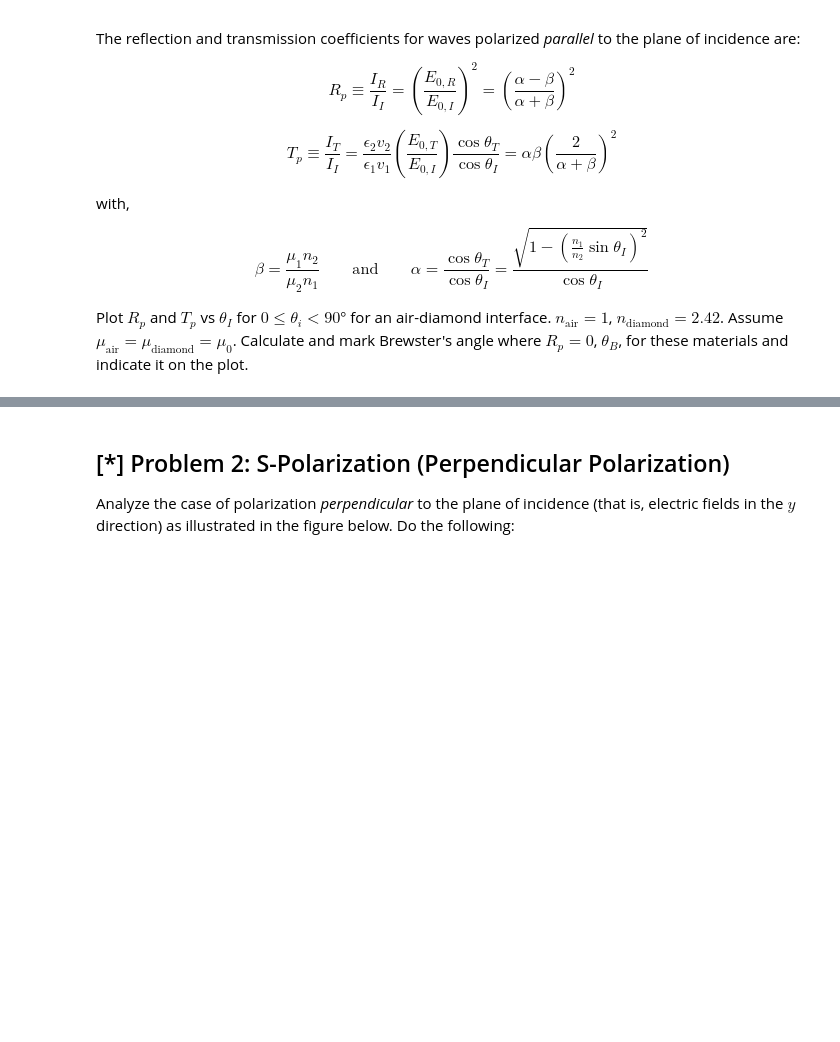
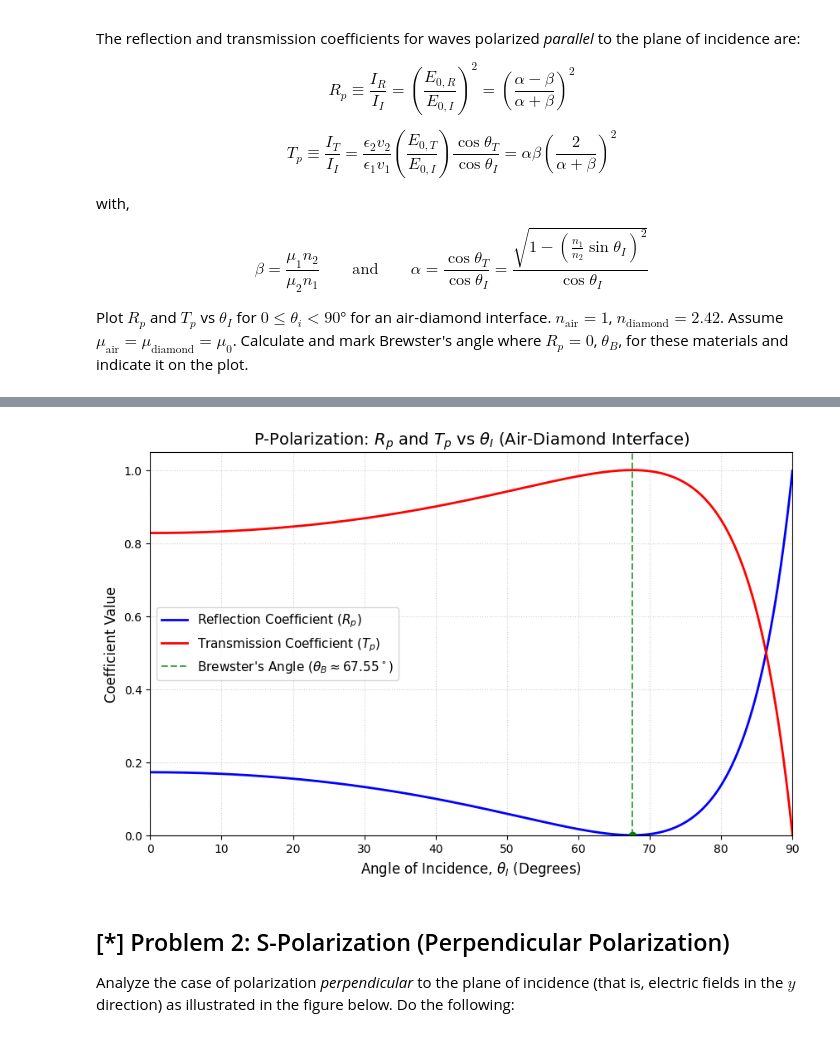
Before and after one commit to Caleb-M-Y/Spring-Acoustics---ElectroMag2, a Jupyter notebook: ElectroMag/Homework/EM-HW-5/EM-HW-5-Notebook.ipynb, the cells around one changed output, grey strips where cells are left out. Cells and saved outputs as stored; diff of their text form; code cells hidden in the pictures; blank space fills up the shorter version.

```diff
--- a/ElectroMag/Homework/EM-HW-5/EM-HW-5-Notebook.ipynb
+++ b/ElectroMag/Homework/EM-HW-5/EM-HW-5-Notebook.ipynb
@@ -20,6 +32,54 @@ Plot $R_p$ and $T_p$ vs $\theta_I$ for $0 \leq \theta_i < 90°$ for an air-diamo
 # %%
 import numpy as np
 import matplotlib.pyplot as plt
+
+# Given constants
+n1 = 1.0       # n_air
+n2 = 2.42      # n_diamond
+mu_ratio = 1.0 # mu1/mu2 = 1 since both are mu_0
+
+# Array of incident angles from 0 to just under 90 degrees (in radians)
+theta_I_deg = np.linspace(0, 89.99, 500)
+theta_I = np.radians(theta_I_deg)
+
+# Calculate Beta
+beta = mu_ratio * (n2 / n1)
+
+# Calculate Alpha
+# Using the given formula: alpha = sqrt(1 - (n1/n2 * sin(theta_I))^2) / cos(theta_I)
+numerator = np.sqrt(1 - (n1 / n2 * np.sin(theta_I))**2)
+denominator = np.cos(theta_I)
+alpha = numerator / denominator
+
+# Calculate Reflection (Rp) and Transmission (Tp) coefficients
+Rp = ((alpha - beta) / (alpha + beta))**2
+Tp = alpha * beta * (2 / (alpha + beta))**2
+
+# Calculate Brewster's Angle
+theta_B_rad = np.arctan(n2 / n1)
+theta_B_deg = np.degrees(theta_B_rad)
+
+# Plotting
+plt.figure(figsize=(10, 6))
+plt.plot(theta_I_deg, Rp, label=r'Reflection Coefficient ($R_p$)', color='blue', linewidth=2)
+plt.plot(theta_I_deg, Tp, label=r'Transmission Coefficient ($T_p$)', color='red', linewidth=2)
+
+# Mark Brewster's Angle
+plt.axvline(x=theta_B_deg, color='green', linestyle='--', alpha=0.7, label=rf"Brewster's Angle ($\theta_B \approx {theta_B_deg:.2f}^\circ$)")
+plt.plot(theta_B_deg, 0, 'go') # Point where Rp = 0
+
+# Formatting the plot
+plt.title(r'P-Polarization: $R_p$ and $T_p$ vs $\theta_I$ (Air-Diamond Interface)', fontsize=14)
+plt.xlabel(r'Angle of Incidence, $\theta_I$ (Degrees)', fontsize=12)
+plt.ylabel('Coefficient Value', fontsize=12)
+plt.xlim(0, 90)
+plt.ylim(0, 1.05)
+plt.grid(True, linestyle=':', alpha=0.6)
+plt.legend(fontsize=11)
+
+plt.show()
+# %% [output]
+[figure, added]
 # %% [markdown]
 ## [*] Problem 2: S-Polarization (Perpendicular Polarization)
 Analyze the case of polarization *perpendicular* to the plane of incidence (that is, electric fields in the $y$ direction) as illustrated in the figure below. Do the following:
```
Also changed, not shown: parts of 3 cells of this notebook, 1 other file.
